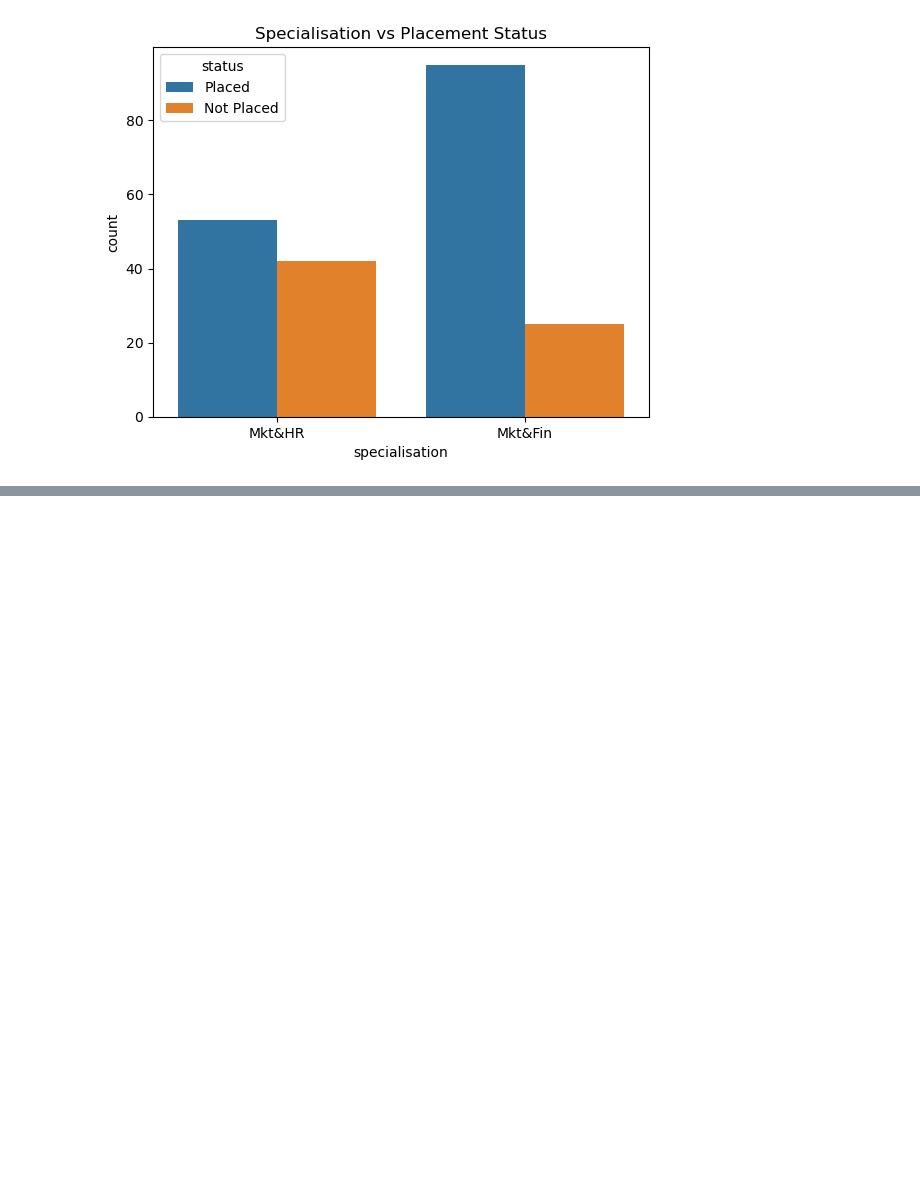
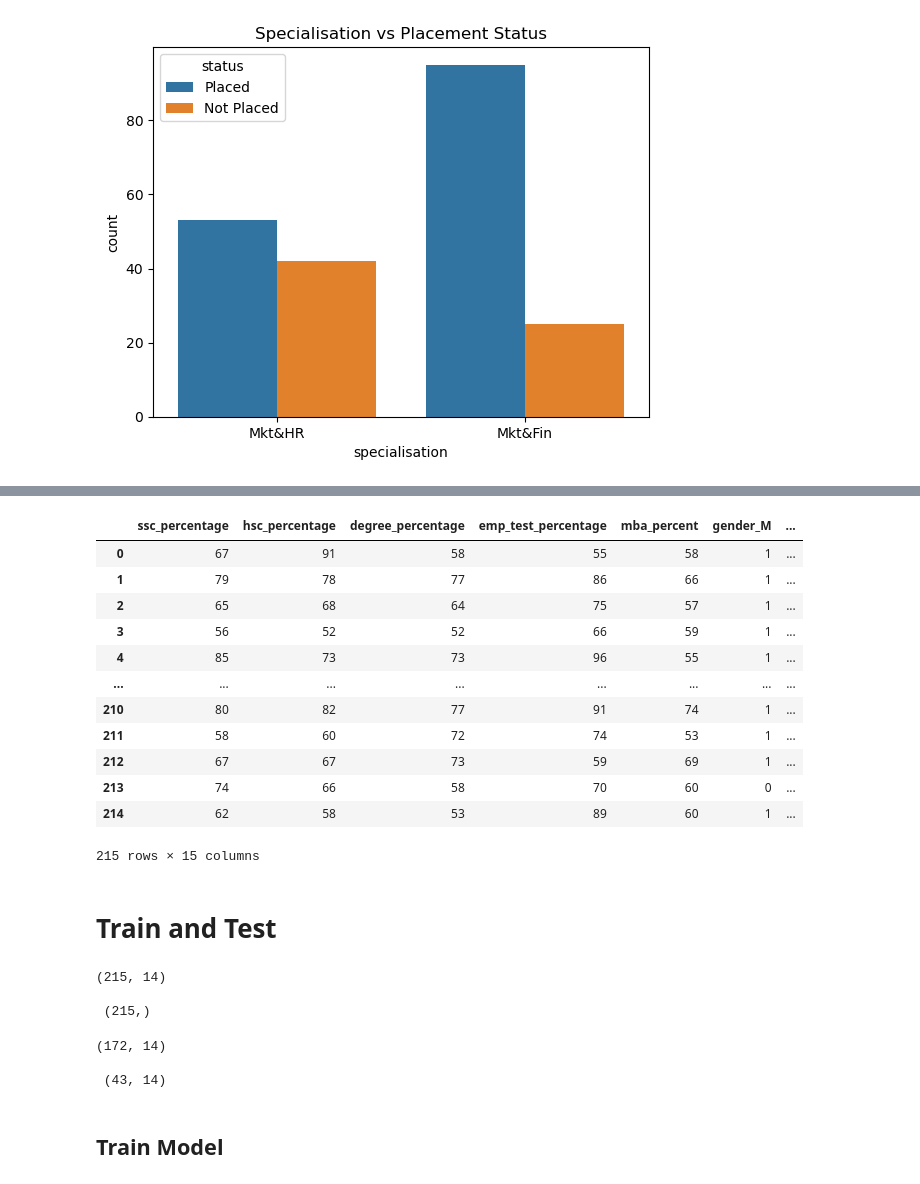
Before and after one commit to HarshRaut9945/Machine-Learning-Project, a Jupyter notebook: Job_place/data.ipynb, the cells around one changed output, grey strips where cells are left out. Saved outputs shown, nothing was run; the diff lists cells and outputs as text; code cells hidden in the pictures; blank space fills up the shorter version.

Commit message:
model train

```diff
--- a/Job_place/data.ipynb
+++ b/Job_place/data.ipynb
@@ -194,0 +227,21 @@ plt.show()
+# %%
+df=pd.get_dummies(df,columns=['gender','ssc_board','hsc_board','hsc_subject','undergrad_degree','work_experience','specialisation','status'],drop_first=True)
+# %%
+df=df.astype(int)
+df
+# %% [output]
+|  | ssc_percentage | hsc_percentage | degree_percentage | emp_test_percentage | mba_percent | gender_M | ... |
+| 0 | 67 | 91 | 58 | 55 | 58 | 1 | ... |
+| 1 | 79 | 78 | 77 | 86 | 66 | 1 | ... |
+| 2 | 65 | 68 | 64 | 75 | 57 | 1 | ... |
+| 3 | 56 | 52 | 52 | 66 | 59 | 1 | ... |
+| 4 | 85 | 73 | 73 | 96 | 55 | 1 | ... |
+| ... | ... | ... | ... | ... | ... | ... | ... |
+| 210 | 80 | 82 | 77 | 91 | 74 | 1 | ... |
+| 211 | 58 | 60 | 72 | 74 | 53 | 1 | ... |
+| 212 | 67 | 67 | 73 | 59 | 69 | 1 | ... |
+| 213 | 74 | 66 | 58 | 70 | 60 | 0 | ... |
+| 214 | 62 | 58 | 53 | 89 | 60 | 1 | ... |
+215 rows × 15 columns
+# %% [markdown]
+# Train and Test
@@ -194,0 +251,6 @@ plt.show()
+# %%
+print(x.shape,'\n\n',y.shape)
+# %% [output]
+(215, 14)
+
+ (215,)
@@ -194,0 +259,9 @@ plt.show()
+# %%
+X_train, X_test, y_train, y_test = train_test_split(x, y, test_size=0.2, random_state=2)
+print(X_train.shape,'\n\n',X_test.shape)
+# %% [output]
+(172, 14)
+
+ (43, 14)
+# %% [markdown]
+## Train Model
```
Also changed, not shown: parts of 11 cells of this notebook, 2 other files.
